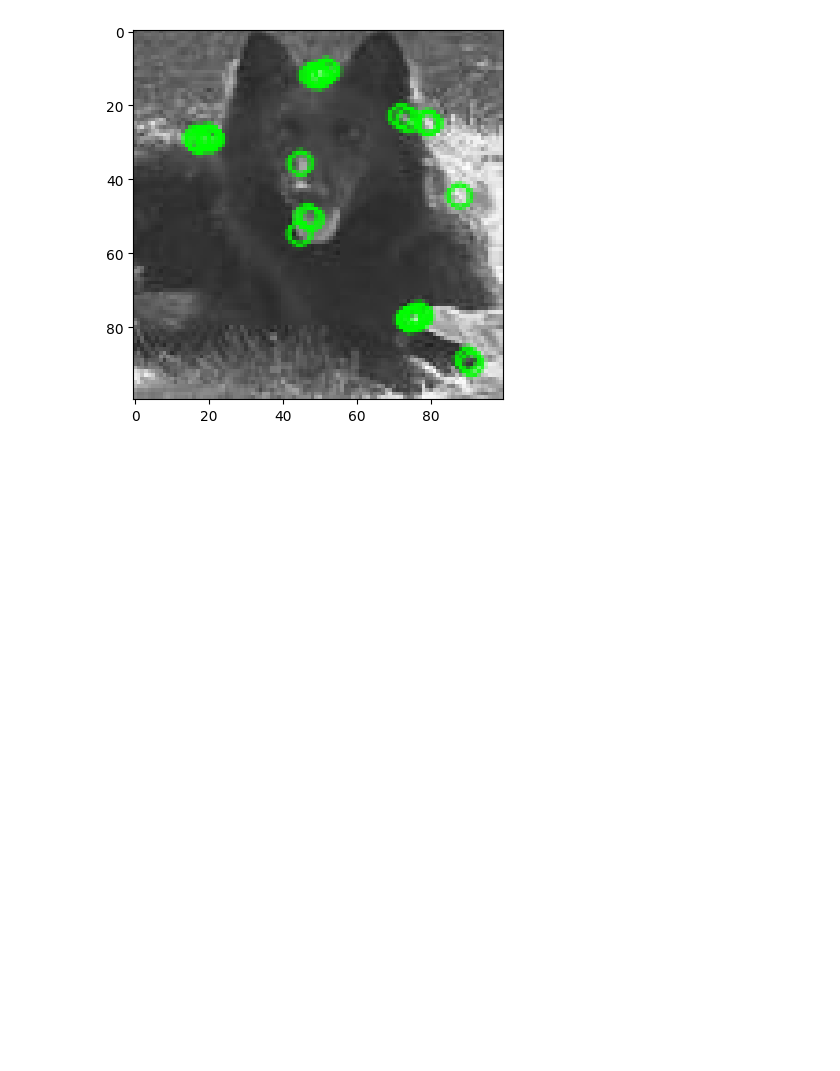
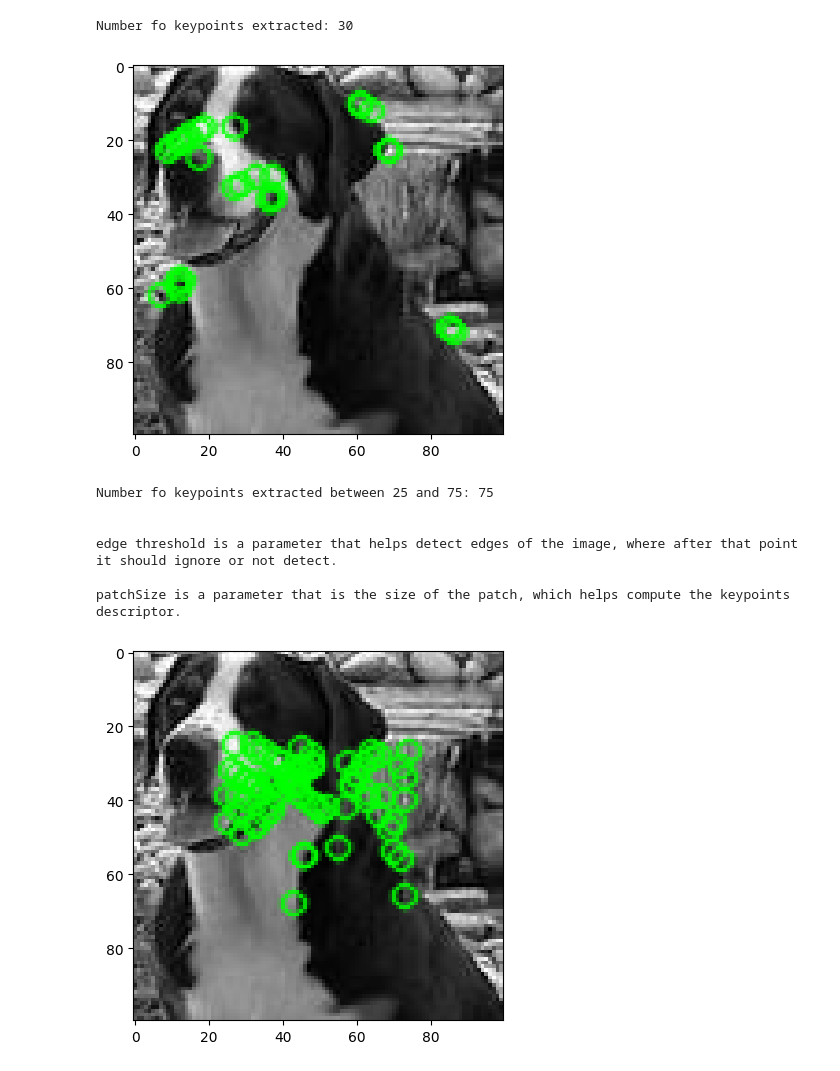
Before and after one commit to million-haileyesus/Data_Mining_I, a Jupyter notebook: DM_Assignment1/programming assignment 1.ipynb, the cells around one changed output. Saved outputs shown, nothing was run; the diff lists cells and outputs as text; code cells hidden in the pictures; blank space fills up the shorter version.

```diff
--- a/DM_Assignment1/programming assignment 1.ipynb
+++ b/DM_Assignment1/programming assignment 1.ipynb
@@ -209,28 +298,65 @@ diff_hi = cv.compareHist(diff_class_grayscale_images[0].astype(np.float32), diff
 # %%
-# def image_feature_descriptor():
-folders = ["n02102318-cocker_spaniel", "n02105056-groenendael", "n02106382-Bouvier_des_Flandres",
-           "n02107574-Greater_Swiss_Mountain_dog"]
+def image_feature_descriptor():
+    folders = ["n02102318-cocker_spaniel", "n02105056-groenendael", "n02106382-Bouvier_des_Flandres",
+               "n02107574-Greater_Swiss_Mountain_dog"]
 
-collect = {}
-folder = random.sample(folders, 1)[0]
-random_files = random.sample(os.listdir(f"./Cropped/{folder}"), 1)
-collect[folder] = random_files
+    collect = {}
+    folder = random.sample(folders, 1)[0]
+    random_files = random.sample(os.listdir(f"./Cropped/{folder}"), 1)
+    collect[folder] = random_files
 
-img = None
-for folder, images in collect.items():
-    for img in images:
-        path = f"./Cropped/{folder}/{img}"
-        loaded_image = cv.imread(path)
-        img = cv.cvtColor(loaded_image, cv.COLOR_BGR2GRAY)
 
-orb = cv.ORB_create(edgeThreshold=7, patchSize=30, nlevels=8, fastThreshold=20, scaleFactor=1.2,
-                            WTA_K=2,scoreType=cv.ORB_HARRIS_SCORE, firstLevel=0, nfeatures=30)
-kp = orb.detect(img, None)
-img2 = cv.drawKeypoints(img, kp, None, color=(0,255,0), flags=0)
-plt.imshow(img2)
-plt.show()
+    # grayscale image
+    img = collect[folder][0]
+    path = f"./Cropped/{folder}/{img}"
+    loaded_image = cv.imread(path)
+    img = cv.cvtColor(loaded_image, cv.COLOR_BGR2GRAY)
+
+
+    # peform keypoint extraction
+    orb = cv.ORB_create(edgeThreshold=7, patchSize=10, nlevels=8, fastThreshold=20, scaleFactor=1.2,
+                                WTA_K=2,scoreType=cv.ORB_HARRIS_SCORE, firstLevel=0, nfeatures=30)
+    kp = orb.detect(img, None)
+    print(f"Number fo keypoints extracted: {len(kp)}")
+
+
+    # plotting
+    img2 = cv.drawKeypoints(img, kp, None, color=(0,255,0), flags=0)
+    plt.imshow(img2)
+    plt.show()
+
+    orb = cv.ORB_create(edgeThreshold=25, patchSize=30, nlevels=8, fastThreshold=20, scaleFactor=1.2,
+                                WTA_K=2,scoreType=cv.ORB_HARRIS_SCORE, firstLevel=0)
+    kp = orb.detect(img, None)
+    if len(kp) > 75:
+        kp = kp[:75]
+    while len(kp) < 25:
+        kp = orb.detect(img, None)
+    print(f"Number fo keypoints extracted between 25 and 75: {len(kp)}")
+
+    # I got their meanings from opencv github pages
+    print("\n\nedge threshold is a parameter that helps detect edges of the image, where after that point it should ignore or not detect.")
+
+    print("\npatchSize is a parameter that is the size of the patch, which helps compute the keypoints descriptor.\n")
+
+
+    # plotting
+    img2 = cv.drawKeypoints(img, kp, None, color=(0,255,0), flags=0)
+    plt.imshow(img2)
+    plt.show()
+
+
+image_feature_descriptor()
 # %% [output]
+Number fo keypoints extracted: 30
-[figure, old version]
+[figure, new version]
+Number fo keypoints extracted between 25 and 75: 75
+
+
+edge threshold is a parameter that helps detect edges of the image, where after that point it should ignore or not detect.
+
+patchSize is a parameter that is the size of the patch, which helps compute the keypoints descriptor.
+[figure, added]
 # %%
 def dimensionality_reduction():
     folders = ["n02102318-cocker_spaniel", "n02105056-groenendael", "n02106382-Bouvier_des_Flandres",
```
Also changed, not shown: parts of 6 cells of this notebook, 9 other files.
